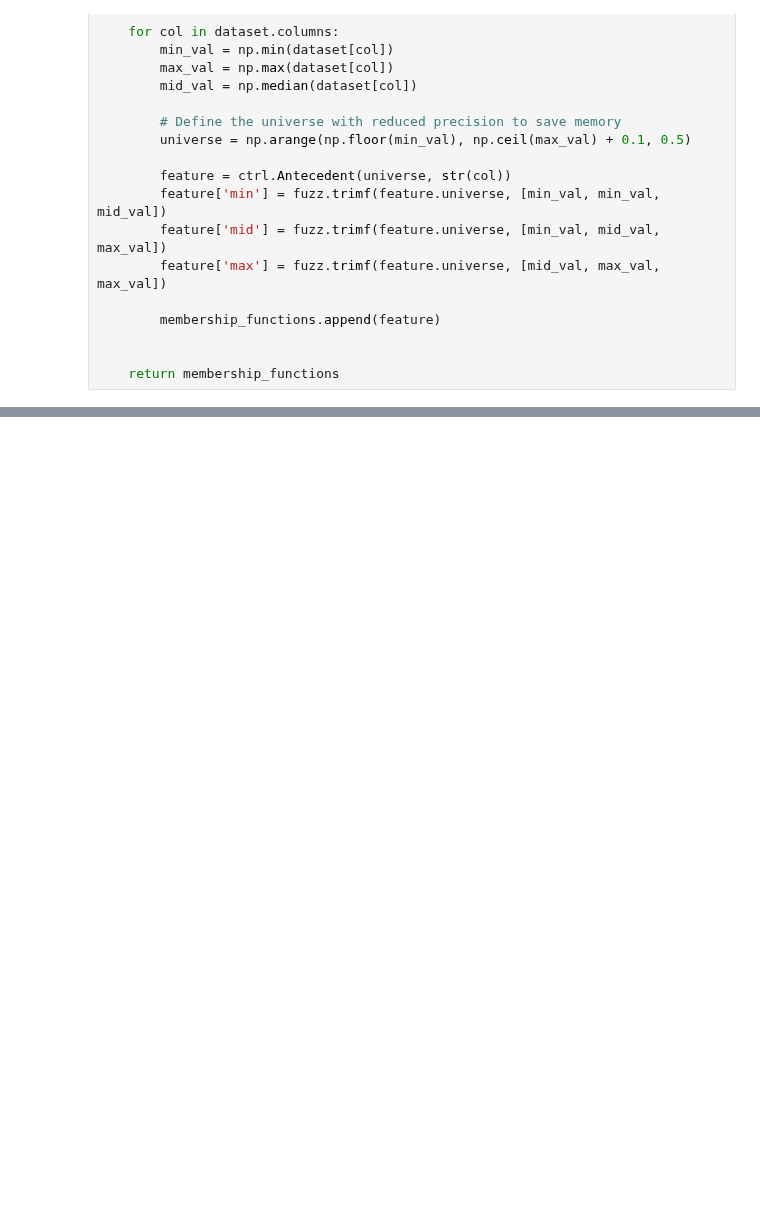
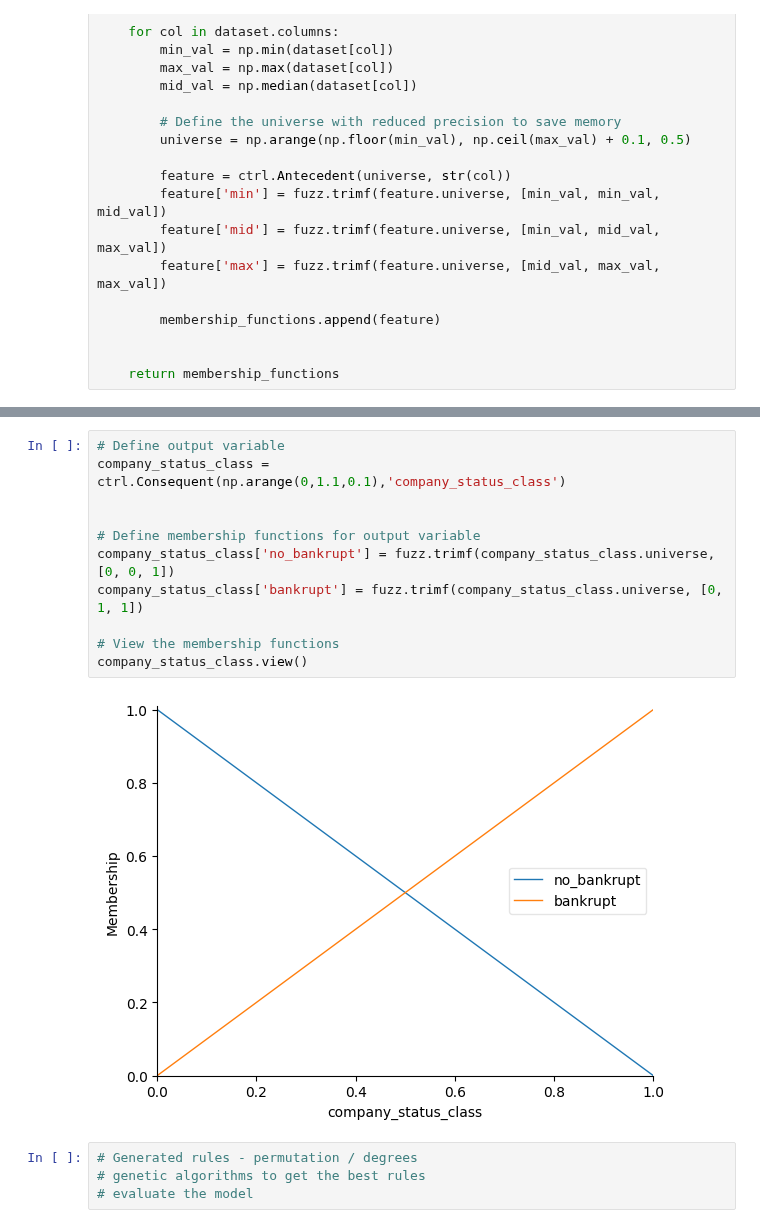
Before and after one commit to yeesem/Soft-Computing, a Jupyter notebook: Assignment_3_Evolutionary_Computing.ipynb, the cells around one changed output, grey strips where cells are left out. Saved outputs shown, nothing was run; the diff lists cells and outputs as text; blank space fills up the shorter version.

```diff
--- a/Assignment_3_Evolutionary_Computing.ipynb
+++ b/Assignment_3_Evolutionary_Computing.ipynb
@@ -390,0 +389,17 @@ for i in range(len(membership_functions)):
+# %%
+# Define output variable
+company_status_class = ctrl.Consequent(np.arange(0,1.1,0.1),'company_status_class')
+
+
+# Define membership functions for output variable
+company_status_class['no_bankrupt'] = fuzz.trimf(company_status_class.universe, [0, 0, 1])
+company_status_class['bankrupt'] = fuzz.trimf(company_status_class.universe, [0, 1, 1])
+
+# View the membership functions
+company_status_class.view()
+# %% [output]
+[figure, added]
+# %%
+# Generated rules - permutation / degrees
+# genetic algorithms to get the best rules
+# evaluate the model
```
Also changed, not shown: parts of 6 cells of this notebook.
